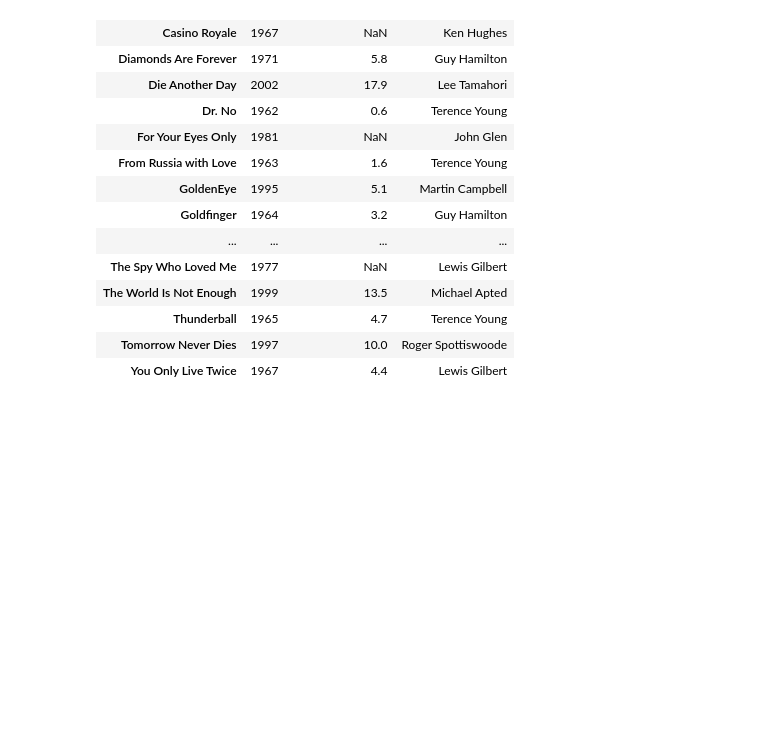
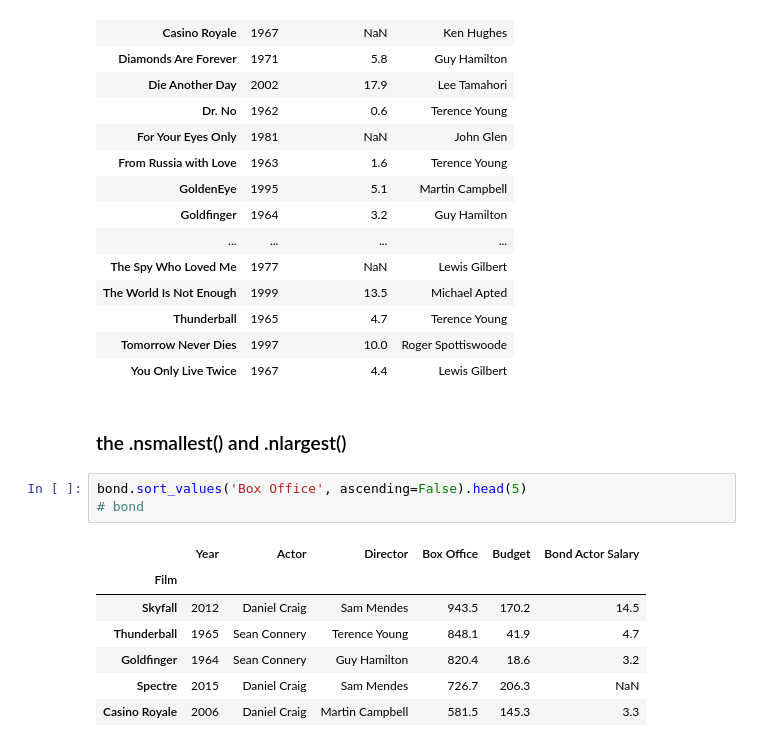
Before and after one commit to mekchou/DataAnalysisWithPandasAndPython, a Jupyter notebook: Sec6DataFrames3.ipynb, the cells around one changed output. Drawn from its saved outputs; the diff is of its cells as text; blank space fills up the shorter version.

```diff
--- a/Sec6DataFrames3.ipynb
+++ b/Sec6DataFrames3.ipynb
@@ -653,3 +653,16 @@ bond.sample(n=3, axis=1)
 | Thunderball | 1965 | 4.7 | Terence Young |
 | Tomorrow Never Dies | 1997 | 10.0 | Roger Spottiswoode |
 | You Only Live Twice | 1967 | 4.4 | Lewis Gilbert |
+# %% [markdown]
+### the .nsmallest() and .nlargest()
+# %%
+bond.sort_values('Box Office', ascending=False).head(5)
+# bond
+# %% [output]
+|  | Year | Actor | Director | Box Office | Budget | Bond Actor Salary |
+| Film |  |  |  |  |  |  |
+| Skyfall | 2012 | Daniel Craig | Sam Mendes | 943.5 | 170.2 | 14.5 |
+| Thunderball | 1965 | Sean Connery | Terence Young | 848.1 | 41.9 | 4.7 |
+| Goldfinger | 1964 | Sean Connery | Guy Hamilton | 820.4 | 18.6 | 3.2 |
+| Spectre | 2015 | Daniel Craig | Sam Mendes | 726.7 | 206.3 | NaN |
+| Casino Royale | 2006 | Daniel Craig | Martin Campbell | 581.5 | 145.3 | 3.3 |
```
Also changed, not shown: parts of 4 cells of this notebook.
